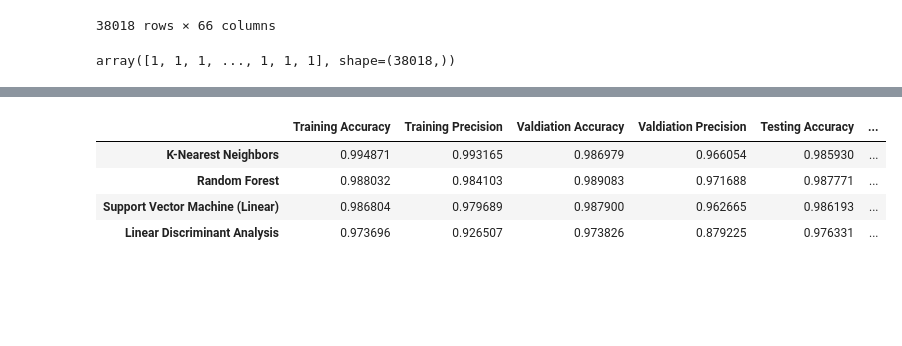
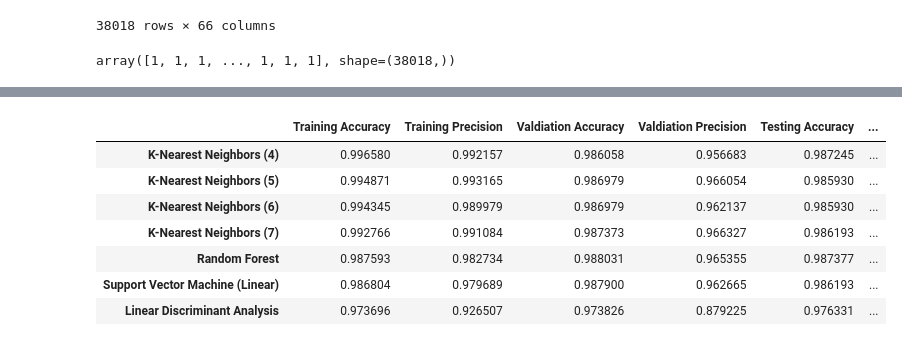
Before and after one commit to jameshlms/itcs-3156-exoplanet-classification-project, a Jupyter notebook: disc_method_classification.ipynb, the cells around one changed output, grey strips where cells are left out. Cells and saved outputs as stored; diff of their text form; code cells hidden in the pictures; blank space fills up the shorter version.

```diff
--- a/disc_method_classification.ipynb
+++ b/disc_method_classification.ipynb
@@ -361,37 +407,43 @@ y_trn = bootstrapped["discoverymethod"]
 X_trn = bootstrapped.drop(columns="discoverymethod")
 # %%
 candidates = (
-    ("K-Nearest Neighbors", KNeighborsClassifier(n_neighbors=5)),
+    ("K-Nearest Neighbors (4)", KNeighborsClassifier(n_neighbors=4)),
+    ("K-Nearest Neighbors (5)", KNeighborsClassifier(n_neighbors=5)),
+    ("K-Nearest Neighbors (6)", KNeighborsClassifier(n_neighbors=6)),
+    ("K-Nearest Neighbors (7)", KNeighborsClassifier(n_neighbors=7)),
     ("Random Forest", RandomForestClassifier(max_depth=3)),
     ("Support Vector Machine (Linear)", SVC(kernel="linear")),
     ("Linear Discriminant Analysis", LinearDiscriminantAnalysis("lsqr")),
 )
 
 model_metrics = []
 model_names = []
 
 for model_type, model in candidates:
     model_names.append(model_type)
 
     trn, vld, tst = get_metrics(model, X_trn, y_trn, X_vld, y_vld, X_tst, y_tst)
 
     model_metrics.append(
         {
             "Training Accuracy": trn[0],
             "Training Precision": trn[1],
             "Valdiation Accuracy": vld[0],
             "Valdiation Precision": vld[1],
             "Testing Accuracy": tst[0],
             "Testing Precision": tst[1],
         }
     )
 
 model_metrics = DataFrame.from_records(model_metrics, index=model_names)
 
 model_metrics
 # %% [output]
 |  | Training Accuracy | Training Precision | Valdiation Accuracy | Valdiation Precision | Testing Accuracy | ... |
-| K-Nearest Neighbors | 0.994871 | 0.993165 | 0.986979 | 0.966054 | 0.985930 | ... |
-| Random Forest | 0.988032 | 0.984103 | 0.989083 | 0.971688 | 0.987771 | ... |
+| K-Nearest Neighbors (4) | 0.996580 | 0.992157 | 0.986058 | 0.956683 | 0.987245 | ... |
+| K-Nearest Neighbors (5) | 0.994871 | 0.993165 | 0.986979 | 0.966054 | 0.985930 | ... |
+| K-Nearest Neighbors (6) | 0.994345 | 0.989979 | 0.986979 | 0.962137 | 0.985930 | ... |
+| K-Nearest Neighbors (7) | 0.992766 | 0.991084 | 0.987373 | 0.966327 | 0.986193 | ... |
+| Random Forest | 0.987593 | 0.982734 | 0.988031 | 0.965355 | 0.987377 | ... |
 | Support Vector Machine (Linear) | 0.986804 | 0.979689 | 0.987900 | 0.962665 | 0.986193 | ... |
 | Linear Discriminant Analysis | 0.973696 | 0.926507 | 0.973826 | 0.879225 | 0.976331 | ... |
```
Also changed, not shown: parts of 2 cells of this notebook.
